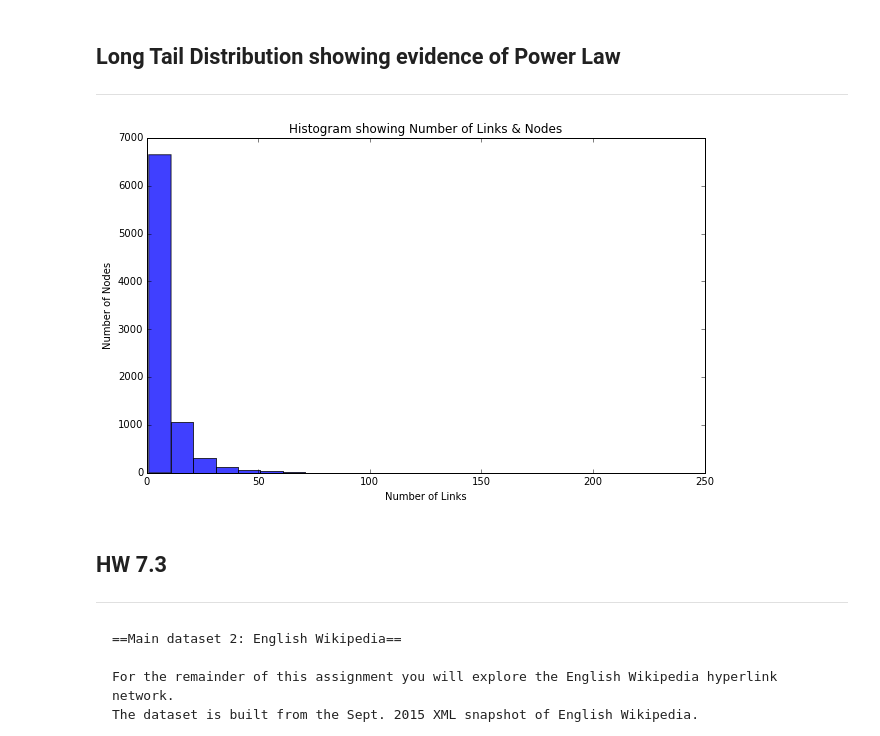
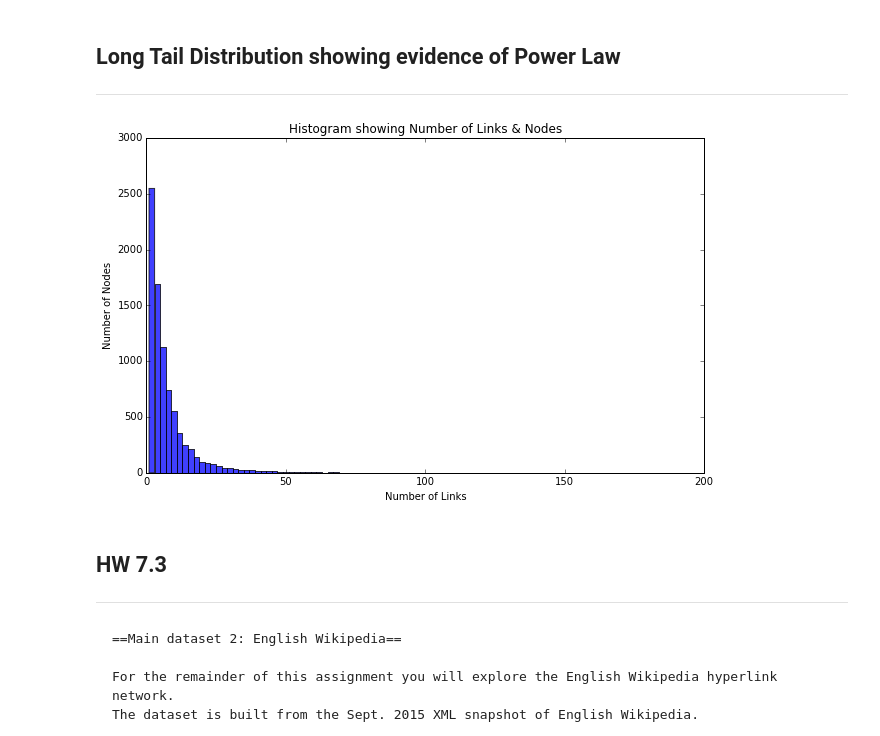
Before and after one commit to sayantansatpati/ml, a Jupyter notebook: w261/wk7/MIDS-W261-2015-HWK-Week07-Satpati.ipynb, the cells around one changed output. Cells and saved outputs as stored; diff of their text form; code cells hidden in the pictures.

```diff
--- a/w261/wk7/MIDS-W261-2015-HWK-Week07-Satpati.ipynb
+++ b/w261/wk7/MIDS-W261-2015-HWK-Week07-Satpati.ipynb
@@ -561,30 +561,32 @@ ___
 # %%
 import ast, sys
 import numpy as np
 import matplotlib.pyplot as plt
 %matplotlib inline
 
-def hist_link_node(files):
+def hist_link_node(files, bins=None):
     degrees = []
     for file in files:
         with open(file, 'r') as f:
             for l in f:
                 t = l.split('\t')
                 n_links = int(t[0])
                 n_nodes = int(t[1])
 
                 for i in xrange(n_nodes):
                     degrees.append(n_links)
 
     plt.figure(figsize=(10,6))
     plt.title('Histogram showing Number of Links & Nodes')
     plt.xlabel('Number of Links')
     plt.ylabel('Number of Nodes')
-    plt.hist(degrees, bins=range(min(degrees), max(degrees) + 10, 10), facecolor='blue', alpha=0.75)
+    if not bins:
+        bins = range(min(degrees), max(degrees) + 2, 2)
+    plt.hist(degrees, bins=bins, facecolor='blue', alpha=0.75)
 
 hist_link_node(['synNet.txt2'])
 # %% [output]
-[figure, old version]
+[figure, new version]
 # %% [markdown]
 ## HW 7.3
 ___
```
Also changed, not shown: parts of 12 cells of this notebook, 2 other files.
